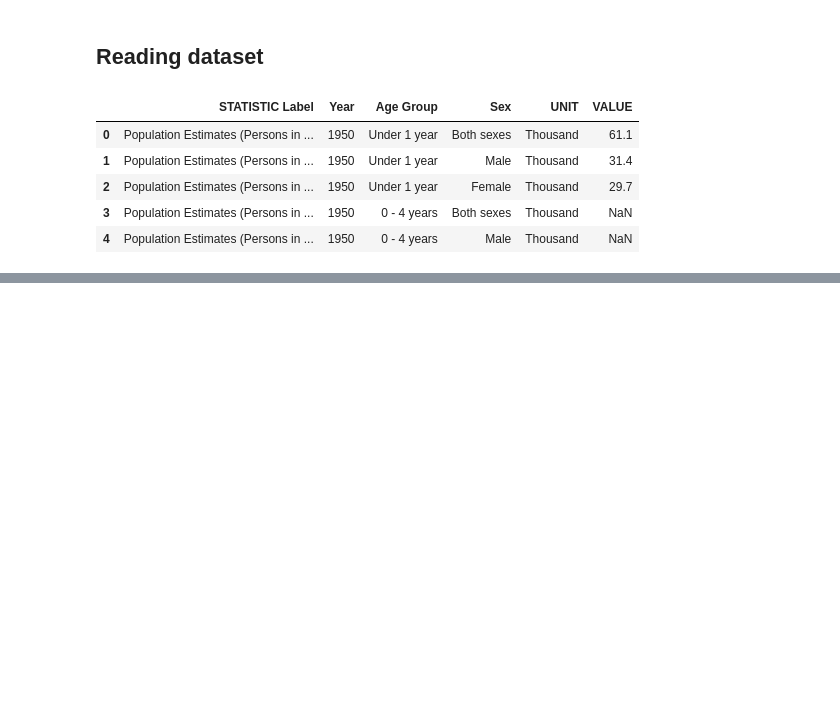
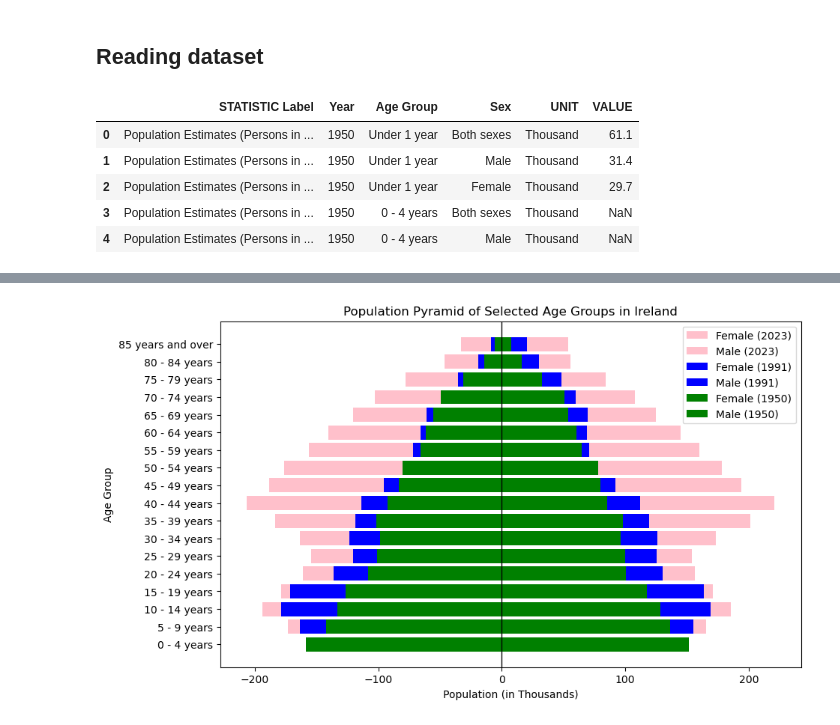
Before and after one commit to IlliaFadieiev/CA1, a Jupyter notebook: CA_main.ipynb, the cells around one changed output, grey strips where cells are left out. Drawn from its saved outputs; the diff is of its cells as text; code cells hidden in the pictures; blank space fills up the shorter version.

```diff
--- a/CA_main.ipynb
+++ b/CA_main.ipynb
@@ -101,0 +186,4 @@ plt.show()
+# %%
+plot_population_pyramid(df, [2023, 1991, 1950])
+# %% [output]
+[figure, added]
```
Also changed, not shown: parts of 22 cells of this notebook.
